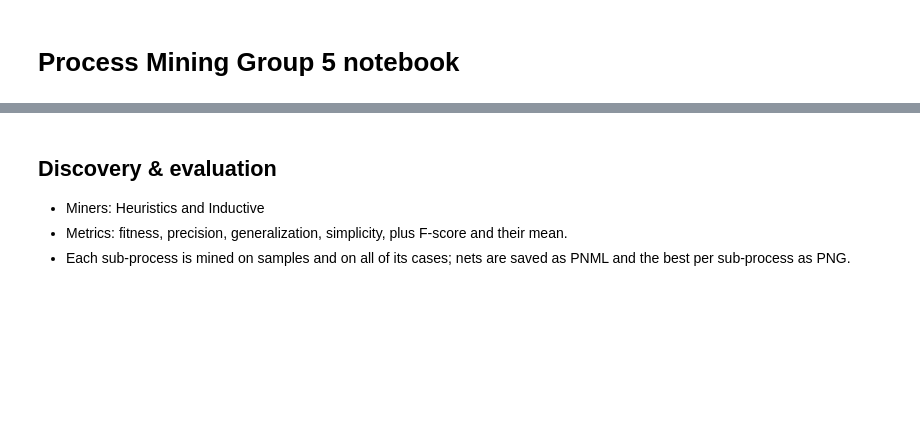
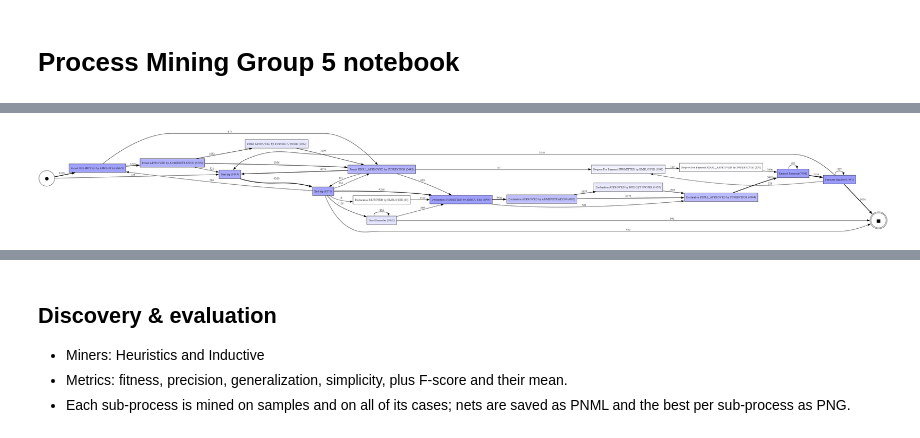
Before and after one commit to TomWolfNL/process-mining-group5, a Jupyter notebook: process_mining.ipynb, the cells around one changed output, grey strips where cells are left out. Drawn from its saved outputs; the diff is of its cells as text; code cells hidden in the pictures; blank space fills up the shorter version.

```diff
--- a/process_mining.ipynb
+++ b/process_mining.ipynb
@@ -3,3 +8,51 @@
+# %%
+import os
+import pandas as pd
+import pm4py
+from pm4py.algo.filtering.dfg import dfg_filtering
+
+CASE_ID = "case:concept:name"
+ACTIVITY = "concept:name"
+TIMESTAMP = "time:timestamp"
+LIFECYCLE = "lifecycle:transition"
+
+XES_PATH = "PermitLog.xes"
+OUTPUT_FOLDER = "Output"
+os.makedirs(OUTPUT_FOLDER, exist_ok=True)
+
+dfg_log = pm4py.read_xes(XES_PATH)
+dfg_log = pm4py.convert_to_dataframe(dfg_log)
+
+if LIFECYCLE in dfg_log.columns:
+    _complete = dfg_log[LIFECYCLE].astype(str).str.lower().eq("complete")
+    if _complete.any():
+        dfg_log = dfg_log[_complete].copy()
+
+dfg_log = dfg_log[[CASE_ID, ACTIVITY, TIMESTAMP]].dropna().copy()
+dfg_log[TIMESTAMP] = pd.to_datetime(dfg_log[TIMESTAMP], errors="coerce", utc=True)
+dfg_log = dfg_log.dropna(subset=[TIMESTAMP])
+dfg_log = dfg_log.sort_values([CASE_ID, TIMESTAMP]).reset_index(drop=True)
+
+dfg, start_activities, end_activities = pm4py.discover_dfg(
+    dfg_log, activity_key=ACTIVITY, timestamp_key=TIMESTAMP, case_id_key=CASE_ID,
+)
+
+activities_count = dfg_log[ACTIVITY].value_counts().to_dict()
+dfg, start_activities, end_activities, activities_count = dfg_filtering.filter_dfg_on_activities_percentage(
+    dfg, start_activities, end_activities, activities_count, 0.30,
+)
+dfg, start_activities, end_activities, activities_count = dfg_filtering.filter_dfg_on_paths_percentage(
+    dfg, start_activities, end_activities, activities_count, 0.20,
+)
+
+pm4py.save_vis_dfg(
+    dfg, start_activities, end_activities,
+    os.path.join(OUTPUT_FOLDER, "permitlog_dfg.png"),
+    rankdir="TB",
+)
+pm4py.view_dfg(dfg, start_activities, end_activities, rankdir="TB")
+# %% [output]
+[figure, added]
 # %% [markdown]
 ## Preprocessing & data quality
 
```
Also changed, not shown: parts of 6 cells of this notebook.
